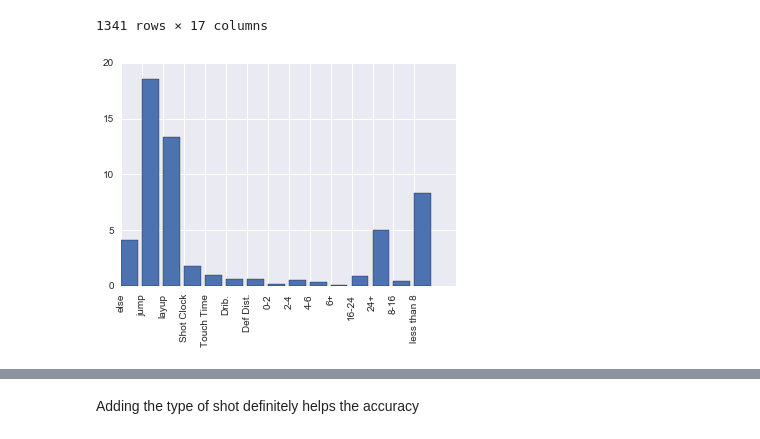
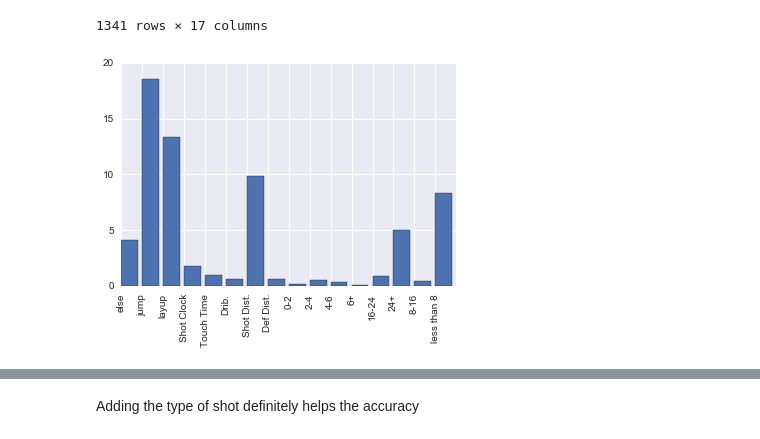
Before and after one commit to billmwong/FiveThirtyGreat, a Jupyter notebook: final_shot_predictor.ipynb, the cells around one changed output, grey strips where cells are left out. Cells and saved outputs as stored; diff of their text form; code cells hidden in the pictures.

```diff
--- a/final_shot_predictor.ipynb
+++ b/final_shot_predictor.ipynb
@@ -89,15 +89,15 @@ tt
 # %%
 from sklearn.feature_selection import SelectKBest, f_classif
 import numpy as np
 
 predictors = tt.columns[:-1]
 
 selector = SelectKBest(k=5)
 selector.fit(tt[predictors], tt["Made?"])
 scores = -np.log10(selector.pvalues_)
 plt.bar(range(len(scores)), scores)
-plt.xticks(range(len(scores)), predictors, rotation="vertical")
+plt.xticks(np.arange(.2, len(scores)+.2), predictors, rotation="vertical")
 plt.show()
 # %% [output]
-[figure, old version]
+[figure, new version]
 # %%
```
Also changed, not shown: parts of 24 cells of this notebook, 6 other files.
